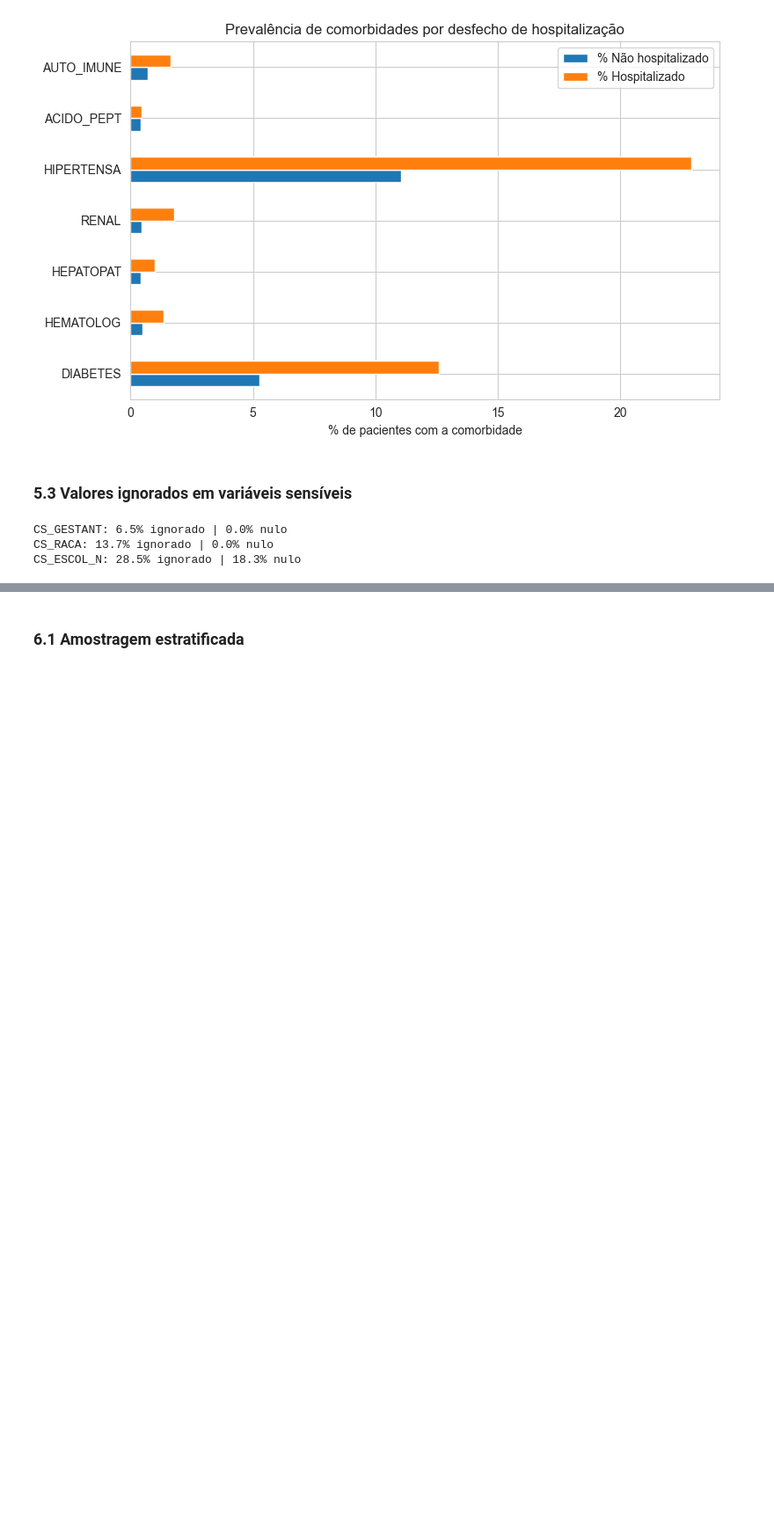
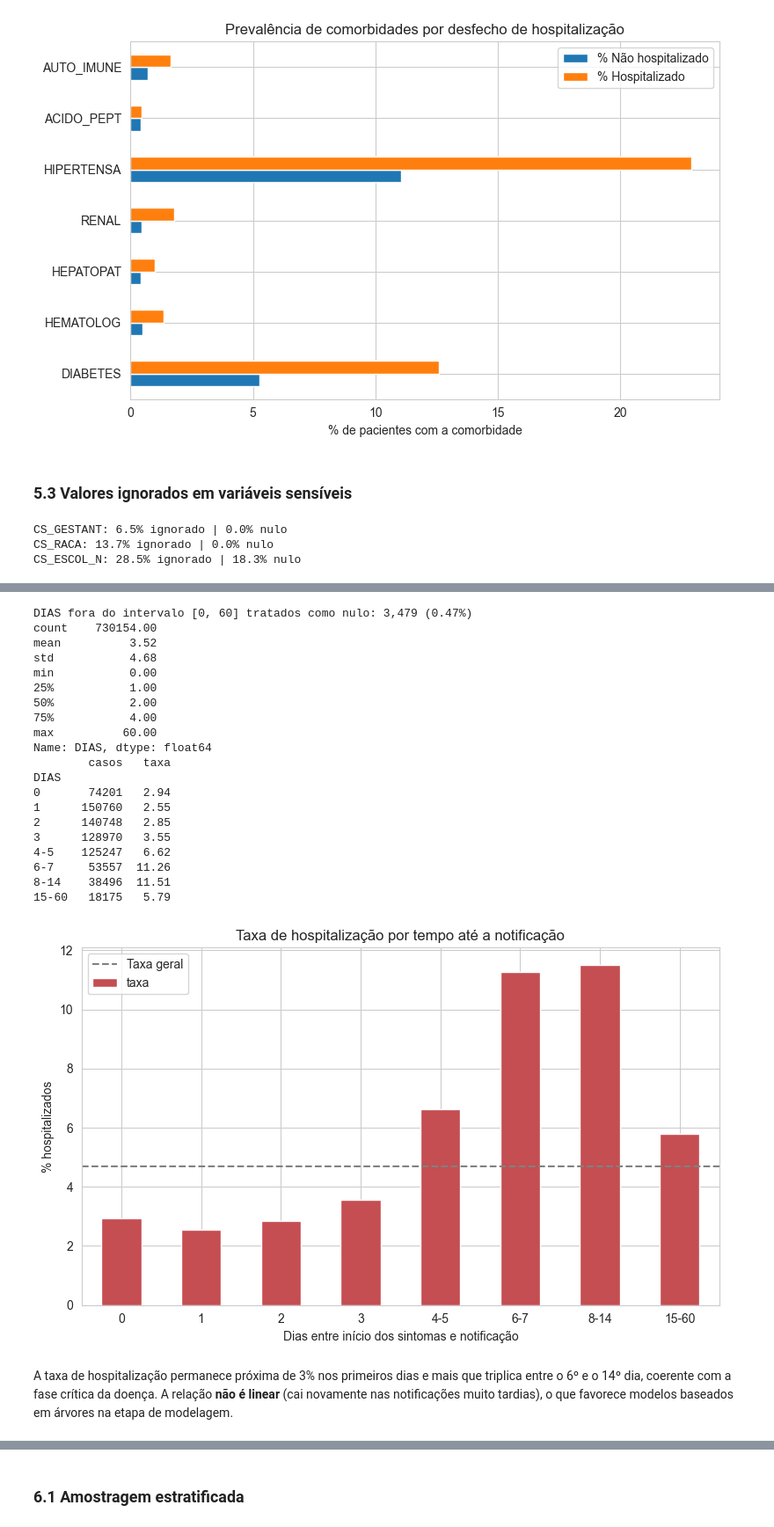
Before and after one commit to inteligencia-artifical-dengue/ia-predicao-de-hospitalizacao, a Jupyter notebook: dengue_IA/notebooks/analise_exploratoria_dengue.ipynb, the cells around one changed output, grey strips where cells are left out. Shown at 88% size. Drawn from its saved outputs; the diff is of its cells as text; code cells hidden in the pictures; blank space fills up the shorter version.

```diff
--- a/dengue_IA/analise_exploratoria_dengue.ipynb
+++ b/dengue_IA/notebooks/analise_exploratoria_dengue.ipynb
@@ -379,3 +429,57 @@ CS_ESCOL_N: 28.5% ignorado | 18.3% nulo
+# %%
+dt_notific = pd.to_datetime(df["DT_NOTIFIC"], errors="coerce")
+dt_sintomas = pd.to_datetime(df["DT_SIN_PRI"], errors="coerce")
+df["DIAS"] = (dt_notific - dt_sintomas).dt.days
+
+invalidos = (df["DIAS"] < 0) | (df["DIAS"] > DIAS_MAX)
+print(f"DIAS fora do intervalo [0, {DIAS_MAX}] tratados como nulo: {invalidos.sum():,} "
+      f"({invalidos.mean() * 100:.2f}%)")
+df.loc[invalidos, "DIAS"] = np.nan
+print(df["DIAS"].describe().round(2))
+
+# Taxa de hospitalização por faixa de DIAS
+faixas_dias = pd.cut(df["DIAS"], bins=[-1, 0, 1, 2, 3, 5, 7, 14, DIAS_MAX],
+                     labels=["0", "1", "2", "3", "4-5", "6-7", "8-14", f"15-{DIAS_MAX}"])
+tab_dias = df.groupby(faixas_dias, observed=True)["HOSPITALIZ"].agg(casos="size", taxa="mean")
+tab_dias["taxa"] = (tab_dias["taxa"] * 100).round(2)
+print(tab_dias)
+
+ax = tab_dias["taxa"].plot(kind="bar", color="#C44E52")
+ax.axhline(df["HOSPITALIZ"].mean() * 100, ls="--", color="gray", label="Taxa geral")
+ax.set_xlabel("Dias entre início dos sintomas e notificação")
+ax.set_ylabel("% hospitalizados")
+ax.set_title("Taxa de hospitalização por tempo até a notificação")
+ax.tick_params(axis="x", rotation=0)
+ax.legend()
+plt.tight_layout()
+plt.show()
+# %% [output]
+DIAS fora do intervalo [0, 60] tratados como nulo: 3,479 (0.47%)
+count    730154.00
+mean          3.52
+std           4.68
+min           0.00
+25%           1.00
+50%           2.00
+75%           4.00
+max          60.00
+Name: DIAS, dtype: float64
+        casos   taxa
+DIAS
+0       74201   2.94
+1      150760   2.55
+2      140748   2.85
+3      128970   3.55
+4-5    125247   6.62
+6-7     53557  11.26
+8-14    38496  11.51
+15-60   18175   5.79
+[figure, added]
+# %% [markdown]
+A taxa de hospitalização permanece próxima de 3% nos primeiros dias e mais que
+triplica entre o 6º e o 14º dia, coerente com a fase crítica da doença. A relação
+**não é linear** (cai novamente nas notificações muito tardias), o que favorece
+modelos baseados em árvores na etapa de modelagem.
 # %% [markdown]
 ## 6. Preparação dos dados
 
```
Also changed, not shown: parts of 16 cells of this notebook, 1 other file.
